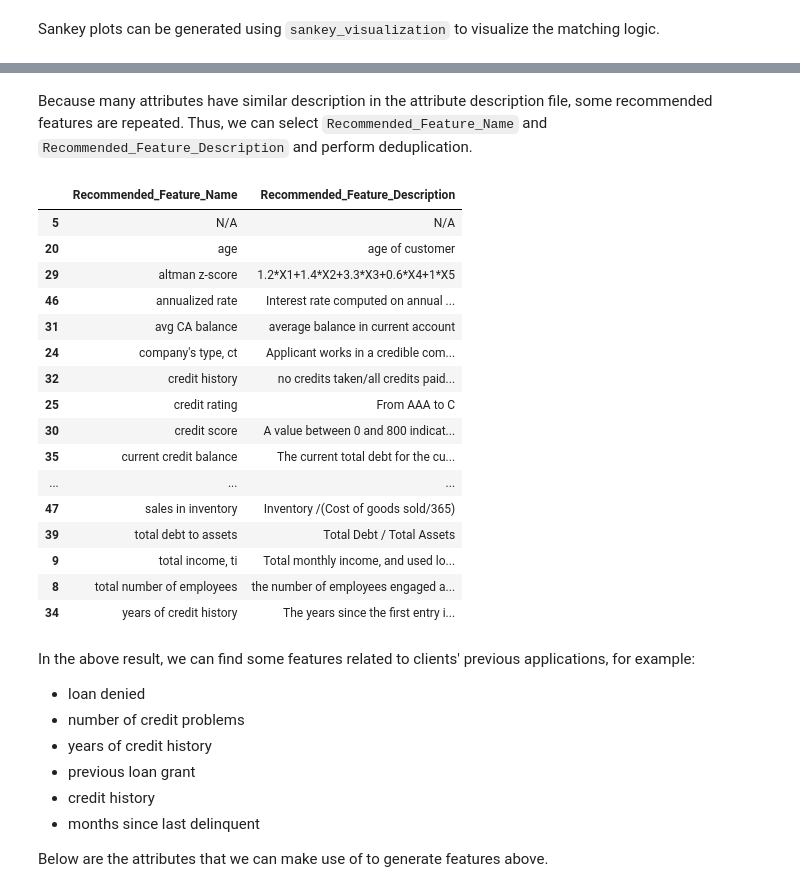
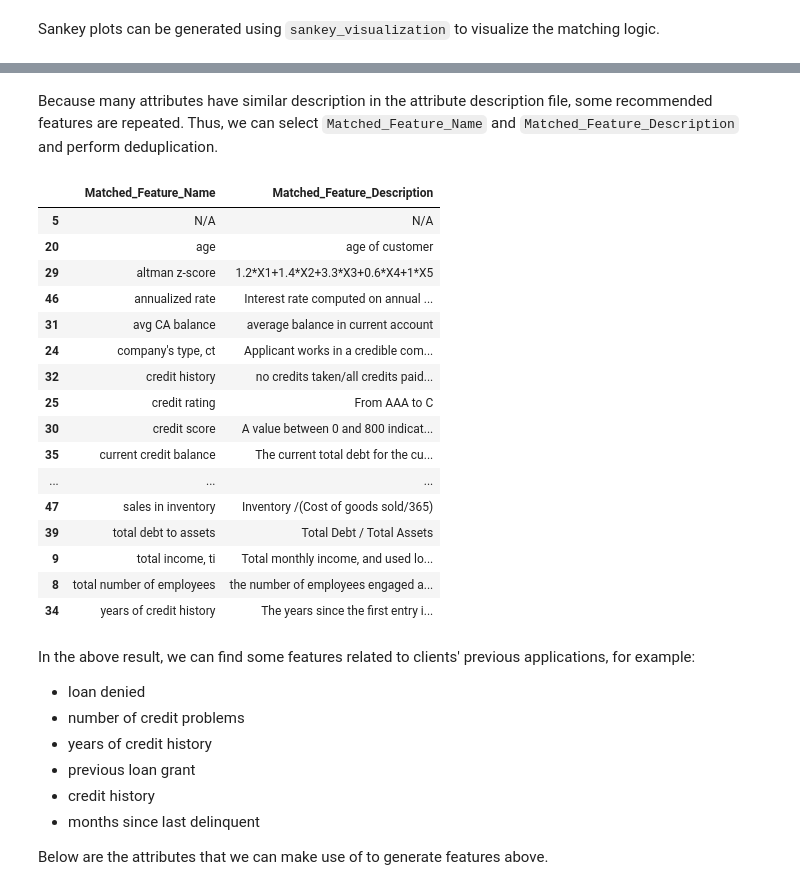
Before and after one commit to anovos/anovos, a Jupyter notebook: tutorial/use_case_demo/anovos_use_case_demo.ipynb, the cells around one changed output, grey strips where cells are left out. Saved outputs shown, nothing was run; the diff lists cells and outputs as text; code cells hidden in the pictures.

```diff
--- a/tutorial/use_case_demo/anovos_use_case_demo.ipynb
+++ b/tutorial/use_case_demo/anovos_use_case_demo.ipynb
@@ -388,26 +384,26 @@ sankey_visualization(result_vis, industry_included=True, usecase_included=False)
 # %% [markdown]
-Because many attributes have similar description in the attribute description file, some recommended features are repeated. Thus, we can select `Recommended_Feature_Name` and `Recommended_Feature_Description` and perform deduplication.
+Because many attributes have similar description in the attribute description file, some recommended features are repeated. Thus, we can select `Matched_Feature_Name` and `Matched_Feature_Description` and perform deduplication.
-# %%
-result[['Recommended_Feature_Name', 'Recommended_Feature_Description']].drop_duplicates()\
-    .reset_index(drop=True).sort_values('Recommended_Feature_Name')
-# %% [output]
-|  | Recommended_Feature_Name | Recommended_Feature_Description |
-| 5 | N/A | N/A |
-| 20 | age | age of customer |
-| 29 | altman z-score | 1.2*X1+1.4*X2+3.3*X3+0.6*X4+1*X5 |
-| 46 | annualized rate | Interest rate computed on annual ... |
-| 31 | avg CA balance | average balance in current account |
-| 24 | company's type, ct | Applicant works in a credible com... |
-| 32 | credit history | no credits taken/all credits paid... |
-| 25 | credit rating | From AAA to C |
-| 30 | credit score | A value between 0 and 800 indicat... |
-| 35 | current credit balance | The current total debt for the cu... |
-| ... | ... | ... |
-| 47 | sales in inventory | Inventory /(Cost of goods sold/365) |
-| 39 | total debt to assets | Total Debt / Total Assets |
-| 9 | total income, ti | Total monthly income, and used lo... |
-| 8 | total number of employees | the number of employees engaged a... |
-| 34 | years of credit history | The years since the first entry i... |
+# %%
+result[['Matched_Feature_Name', 'Matched_Feature_Description']].drop_duplicates()\
+    .reset_index(drop=True).sort_values('Matched_Feature_Name')
+# %% [output]
+|  | Matched_Feature_Name | Matched_Feature_Description |
+| 5 | N/A | N/A |
+| 20 | age | age of customer |
+| 29 | altman z-score | 1.2*X1+1.4*X2+3.3*X3+0.6*X4+1*X5 |
+| 46 | annualized rate | Interest rate computed on annual ... |
+| 31 | avg CA balance | average balance in current account |
+| 24 | company's type, ct | Applicant works in a credible com... |
+| 32 | credit history | no credits taken/all credits paid... |
+| 25 | credit rating | From AAA to C |
+| 30 | credit score | A value between 0 and 800 indicat... |
+| 35 | current credit balance | The current total debt for the cu... |
+| ... | ... | ... |
+| 47 | sales in inventory | Inventory /(Cost of goods sold/365) |
+| 39 | total debt to assets | Total Debt / Total Assets |
+| 9 | total income, ti | Total monthly income, and used lo... |
+| 8 | total number of employees | the number of employees engaged a... |
+| 34 | years of credit history | The years since the first entry i... |
 # %% [markdown]
 In the above result, we can find some features related to clients' previous applications, for example:
 - loan denied
```
Also changed, not shown: parts of 4 cells of this notebook, 4 other files.
